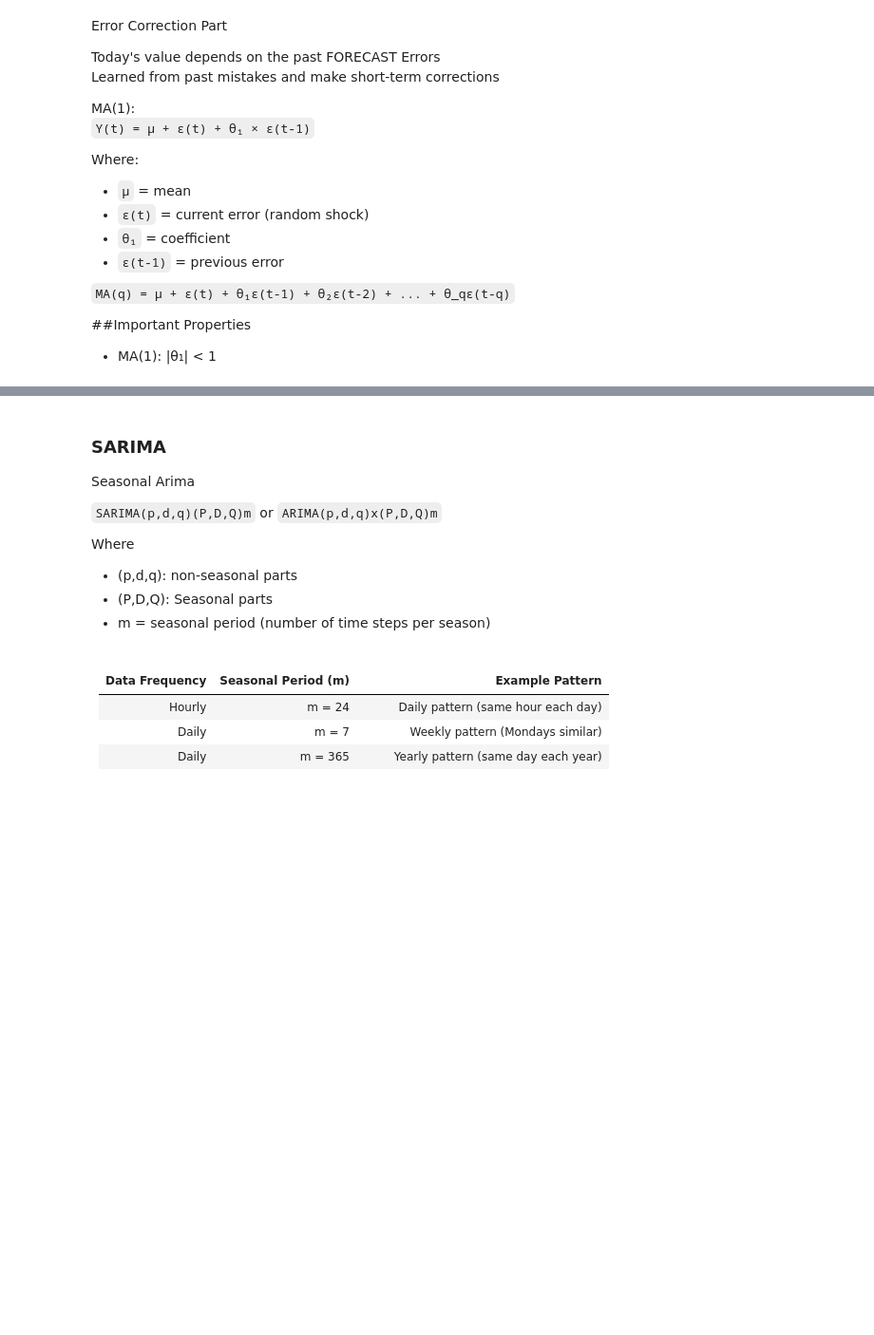
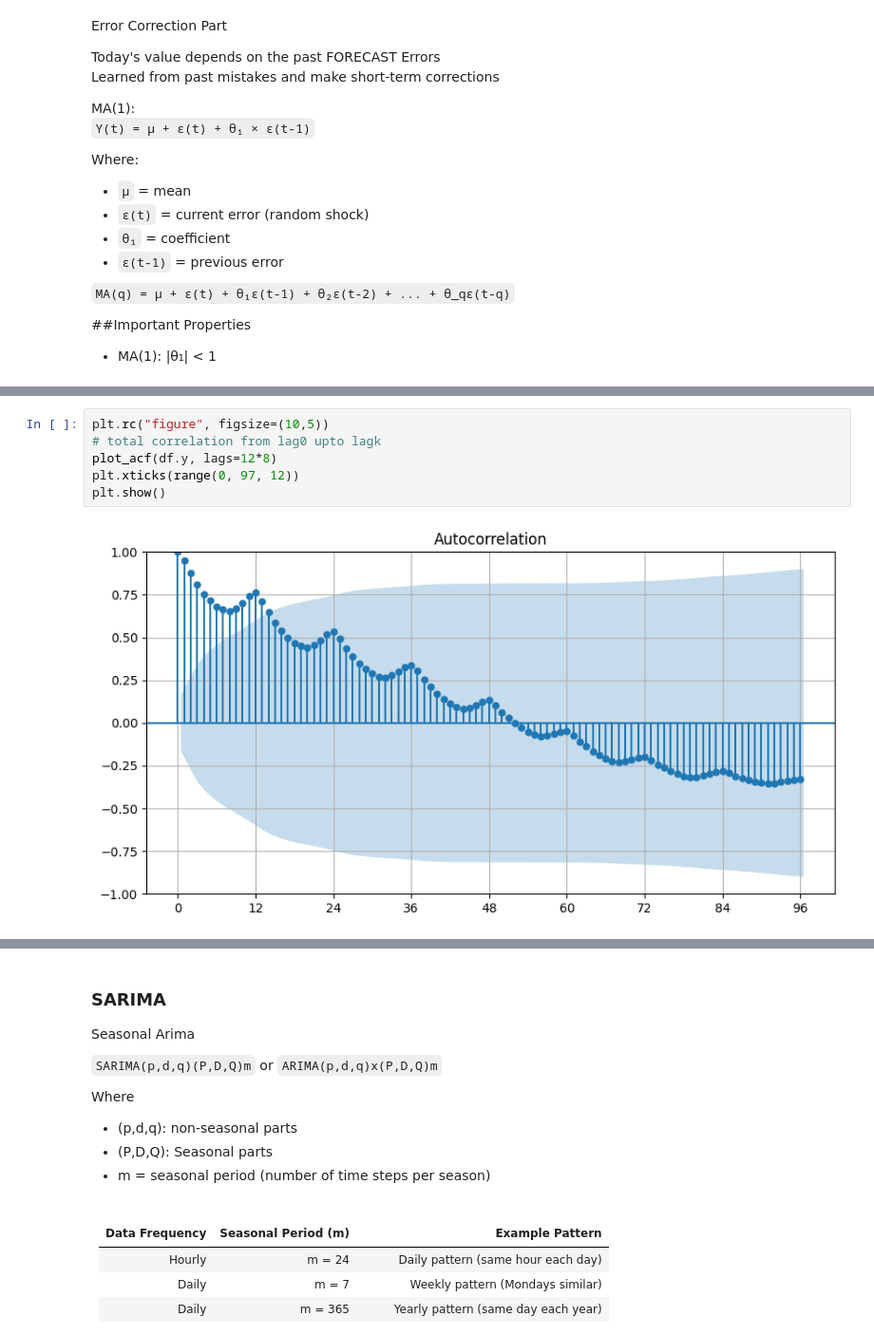
Before and after one commit to Nye1nChanSoe/time-series-analysis, a Jupyter notebook: tsa-basics/arima.ipynb, the cells around one changed output, grey strips where cells are left out. Shown at 95% size. Saved outputs shown, nothing was run; the diff lists cells and outputs as text; blank space fills up the shorter version.

```diff
--- a/tsa-basics/arima.ipynb
+++ b/tsa-basics/arima.ipynb
@@ -65,0 +92,8 @@ Where:
+# %%
+plt.rc("figure", figsize=(10,5))
+# total correlation from lag0 upto lagk
+plot_acf(df.y, lags=12*8)
+plt.xticks(range(0, 97, 12))
+plt.show()
+# %% [output]
+[figure, added]
```
Also changed, not shown: parts of 13 cells of this notebook.
